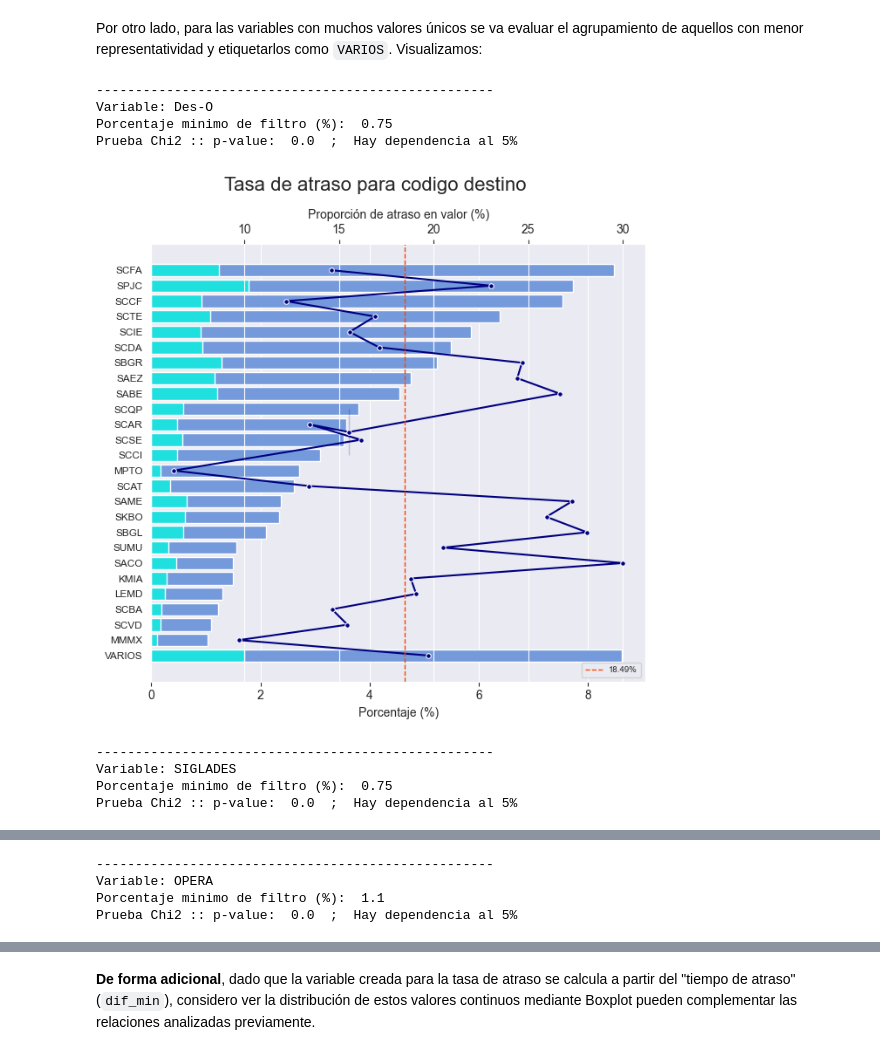
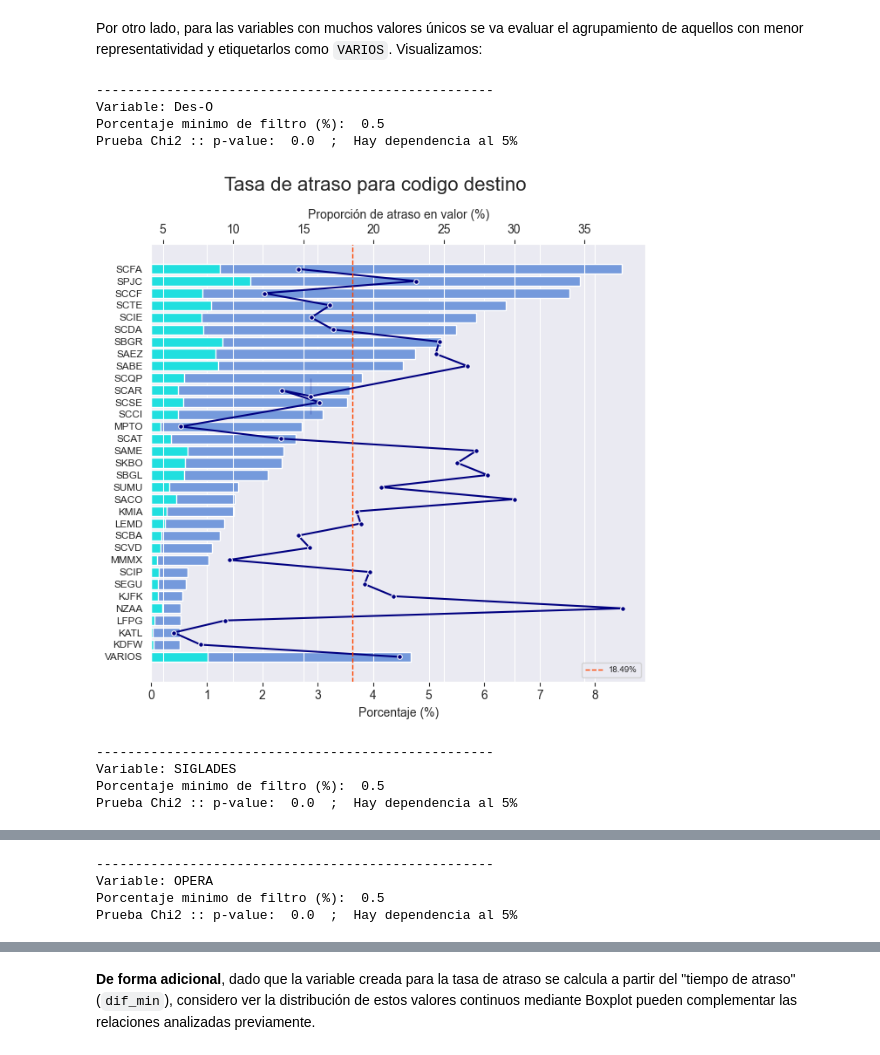
Before and after one commit to Mishagk/LATAM-Desafio-DS, a Jupyter notebook: solution.ipynb, the cells around one changed output, grey strips where cells are left out. Saved outputs shown, nothing was run; the diff lists cells and outputs as text; code cells hidden in the pictures.

```diff
--- a/solution.ipynb
+++ b/solution.ipynb
@@ -1324,9 +1324,9 @@ Se guardó al CSV con nombre `synthetic_features.csv`, las 4 variables creadas i
 # Formateo de datos y seleccion
 
 data["DIA"] = data["DIA"].map(str)
-data["MES"] = data["MES"].map(str)
+data["MESNOM"] = data["MESNOM"].map(str)
 data["temporada_alta"] = data["temporada_alta"].map(str)
 
-variables = ["Des-O","SIGLADES","OPERA","MES","DIANOM","temporada_alta","TIPOVUELO","atraso_15"] # variables indicadas en pregunta
+variables = ["Des-O","SIGLADES","OPERA","MESNOM","DIANOM","temporada_alta","TIPOVUELO","atraso_15"] # variables indicadas en pregunta
 data[variables].head()
 # %% [output]
@@ -1568,17 +1568,17 @@ Prueba Chi2 :: p-value:  0.0  ;  Hay dependencia al 5%
 # %% [markdown]
 Por otro lado, para las variables con muchos valores únicos se va evaluar el agrupamiento de aquellos con menor representatividad y etiquetarlos como `VARIOS`. Visualizamos:
 # %%
-# Ahora s
-graf_dist(data.copy(),"Des-O",variable_y="atraso_15",titulo="codigo destino",porc_min=0.75)
-graf_dist(data.copy(),"SIGLADES",variable_y="atraso_15",titulo="nombre destino",porc_min=0.75)
-graf_dist(data.copy(),"OPERA",variable_y="atraso_15",titulo="aerolinea",porc_min=1.10)
+# Graficamos los destinos y aerolineas pero agrupando los valores menos representativos en la categoria "VARIOS"
+graf_dist(data.copy(),"Des-O",variable_y="atraso_15",titulo="codigo destino",porc_min=0.50)
+graf_dist(data.copy(),"SIGLADES",variable_y="atraso_15",titulo="nombre destino",porc_min=0.50)
+graf_dist(data.copy(),"OPERA",variable_y="atraso_15",titulo="aerolinea",porc_min=0.50)
 # %% [output]
 ---------------------------------------------------
 Variable: Des-O
-Porcentaje minimo de filtro (%):  0.75
+Porcentaje minimo de filtro (%):  0.5
 Prueba Chi2 :: p-value:  0.0  ;  Hay dependencia al 5%
-[figure, old version]
+[figure, new version]
 ---------------------------------------------------
 Variable: SIGLADES
-Porcentaje minimo de filtro (%):  0.75
+Porcentaje minimo de filtro (%):  0.5
 Prueba Chi2 :: p-value:  0.0  ;  Hay dependencia al 5%
@@ -1586,4 +1586,4 @@ Prueba Chi2 :: p-value:  0.0  ;  Hay dependencia al 5%
 ---------------------------------------------------
 Variable: OPERA
-Porcentaje minimo de filtro (%):  1.1
+Porcentaje minimo de filtro (%):  0.5
 Prueba Chi2 :: p-value:  0.0  ;  Hay dependencia al 5%
```
Also changed, not shown: parts of 8 cells of this notebook.
